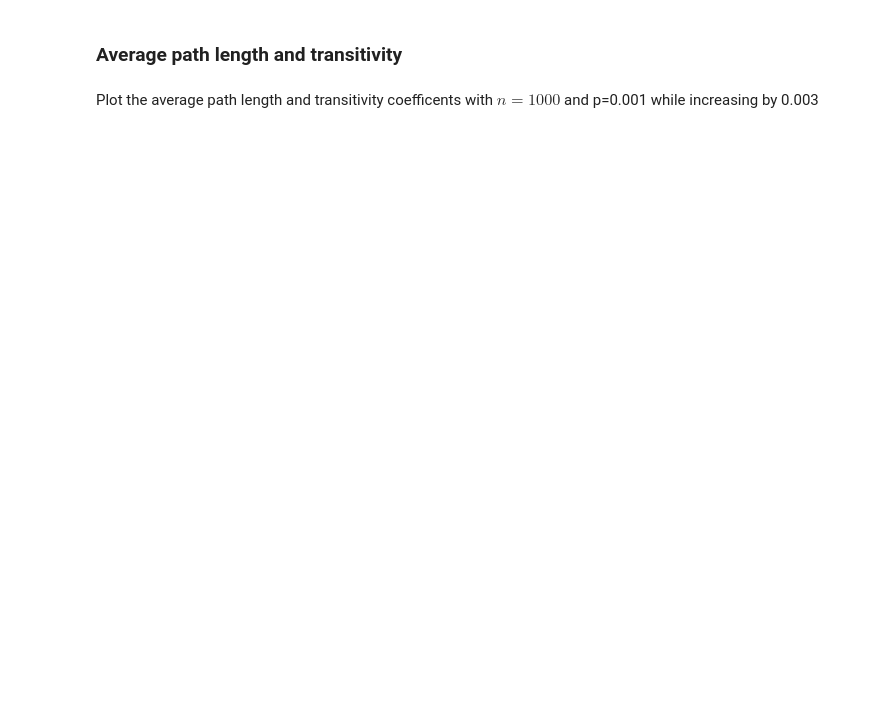
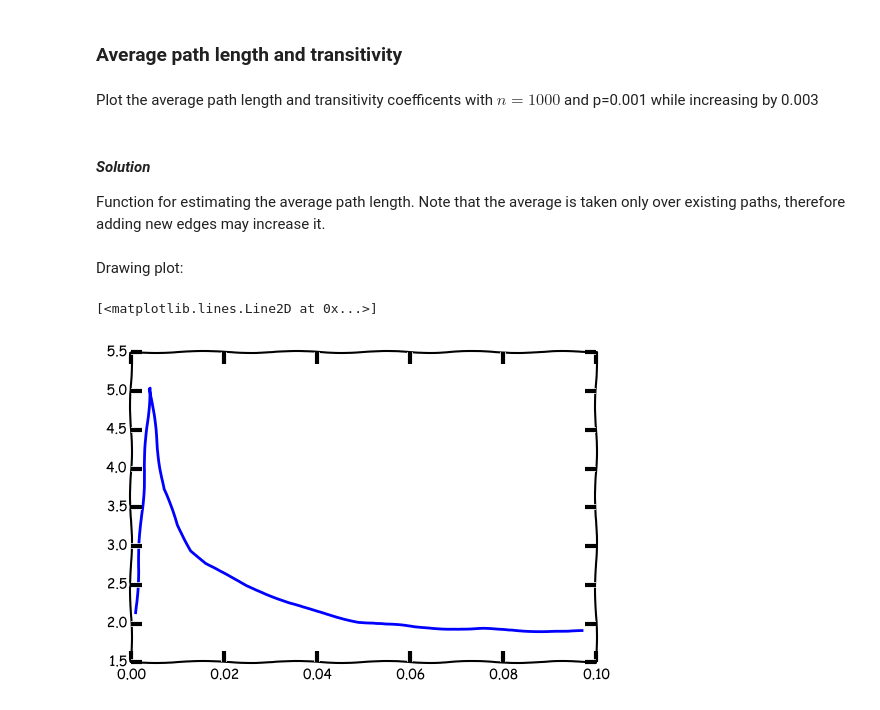
Before and after one commit to mdldml/hse-term2-network-science, a Jupyter notebook: Classes Module 3/03_2.1_rand_graph.ipynb, the cells around one changed output. Cells and saved outputs as stored; diff of their text form; code cells hidden in the pictures; blank space fills up the shorter version.

```diff
--- a/Classes Module 3/03_2.1_rand_graph.ipynb
+++ b/Classes Module 3/03_2.1_rand_graph.ipynb
@@ -81,0 +95,26 @@ Plot the average path length and transitivity coefficents with $n=1000$ and p=0.
+# %% [markdown]
+#### *Solution*
+
+Function for estimating the average path length. Note that the average is taken only over existing paths, therefore adding new edges may increase it.
+# %%
+def path_length_avg(p, n=1000, iterations=5):
+    sample_size = 25
+    chosen_shortest_paths = np.array([])
+
+    for _ in range(iterations):
+        G = randgp(n, p)
+
+        for v in np.random.choice(G, sample_size):
+            paths = nx.single_source_shortest_path_length(G, v)
+            chosen_shortest_paths = np.concatenate((chosen_shortest_paths, np.random.choice(list(paths.values()), sample_size)))
+
+    return np.mean(chosen_shortest_paths)
+# %% [markdown]
+Drawing plot:
+# %%
+sample = np.arange(0.001, 0.1, 0.003)
+results = [path_length_avg(p) for p in sample]
+plt.plot(sample, results)
+# %% [output]
+[<matplotlib.lines.Line2D at 0x...>]
+[figure, added]
```
Also changed, not shown: parts of 12 cells of this notebook.
